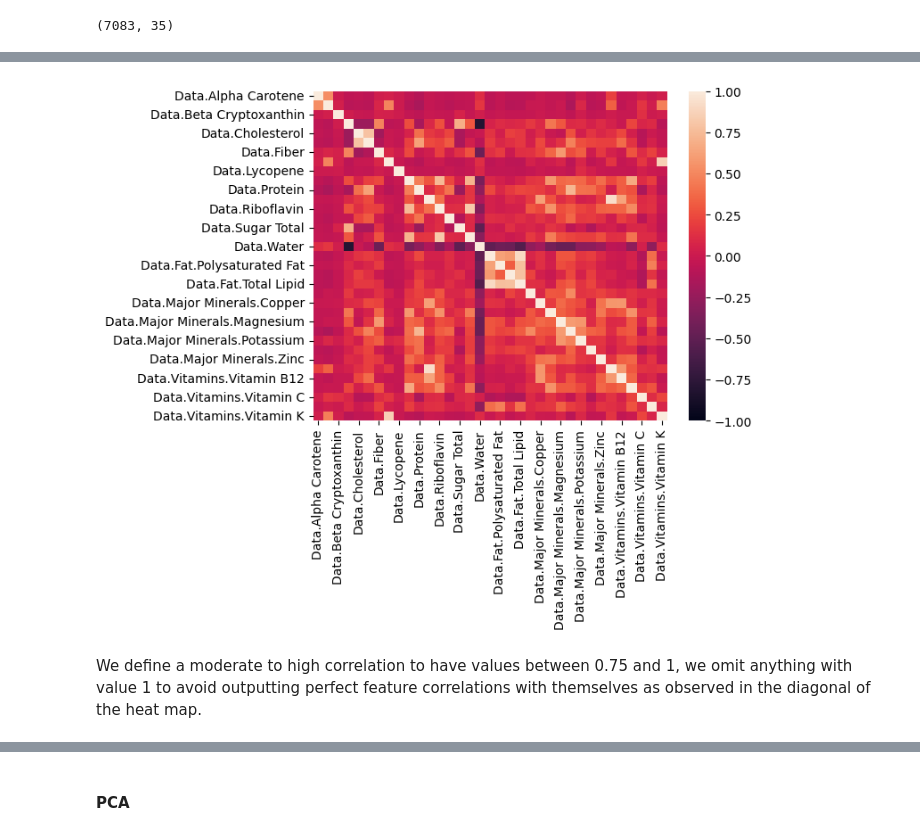
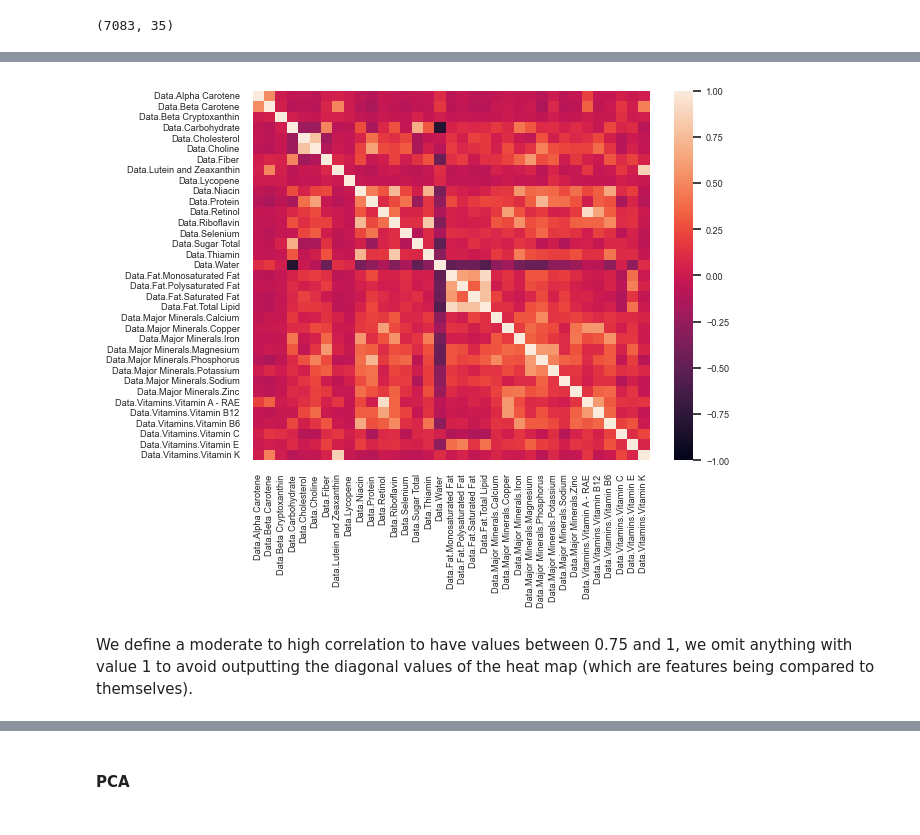
Before and after one commit to SaifA21/MSCI-446-Project, a Jupyter notebook: Final.ipynb, the cells around one changed output, grey strips where cells are left out. Saved outputs shown, nothing was run; the diff lists cells and outputs as text; code cells hidden in the pictures.

```diff
--- a/Final.ipynb
+++ b/Final.ipynb
@@ -81,9 +83,10 @@ ELABORATE................
 # %%
+sns.set(font_scale=0.6)
 heatMap = sns.heatmap(food.corr(), vmin=-1, vmax=1) # Create a heatmap with correlation values between -1 and 1
 # %% [output]
-[figure, old version]
+[figure, new version]
 # %% [markdown]
-We define a moderate to high correlation to have values between 0.75 and 1, we omit anything with value 1 to avoid outputting perfect feature correlations with themselves as observed in the diagonal of the heat map.
+We define a moderate to high correlation to have values between 0.75 and 1, we omit anything with value 1 to avoid outputting the diagonal values of the heat map (which are features being compared to themselves).
 # %%
 food_temp = food.corr()
 
```
Also changed, not shown: parts of 17 cells of this notebook.
